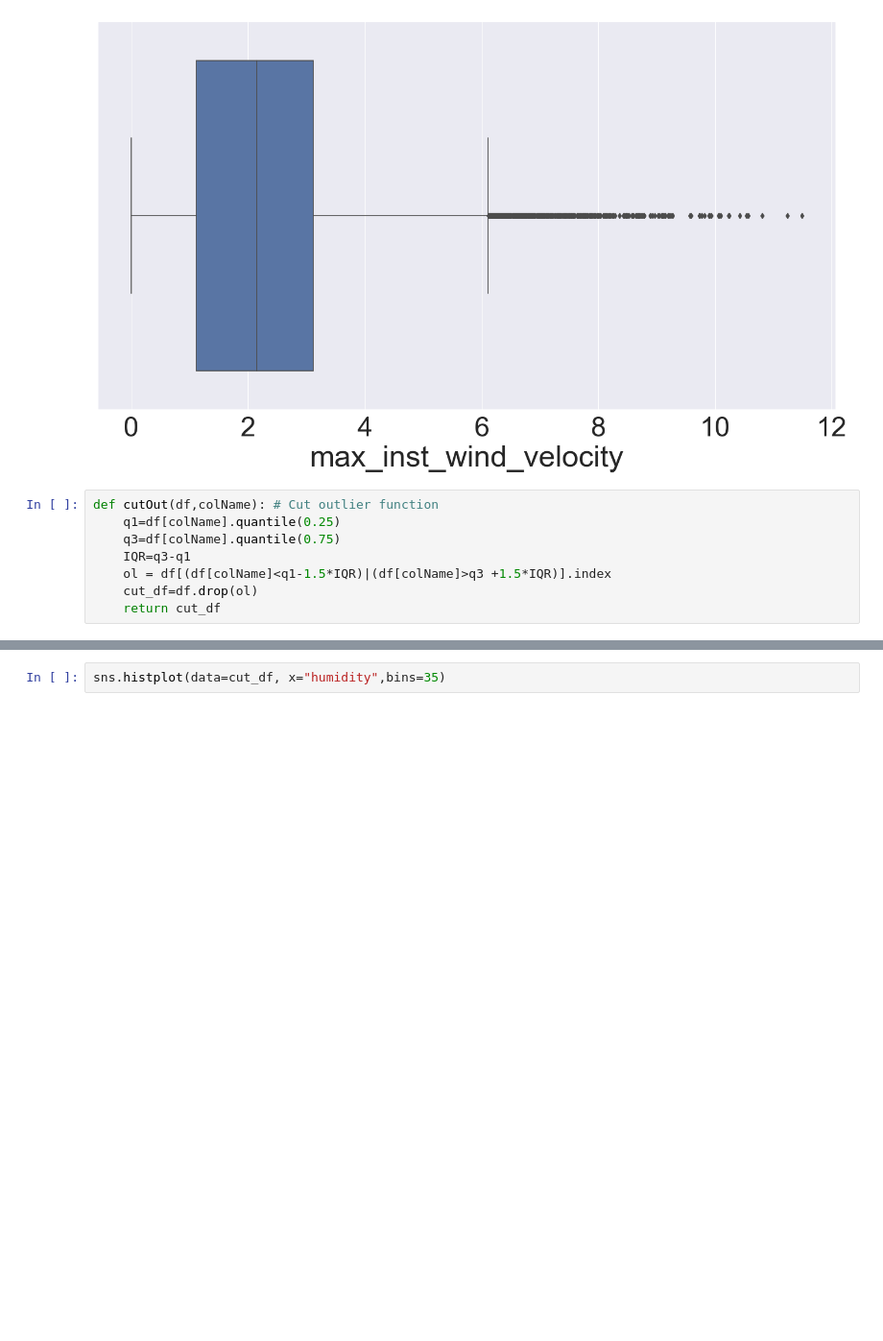
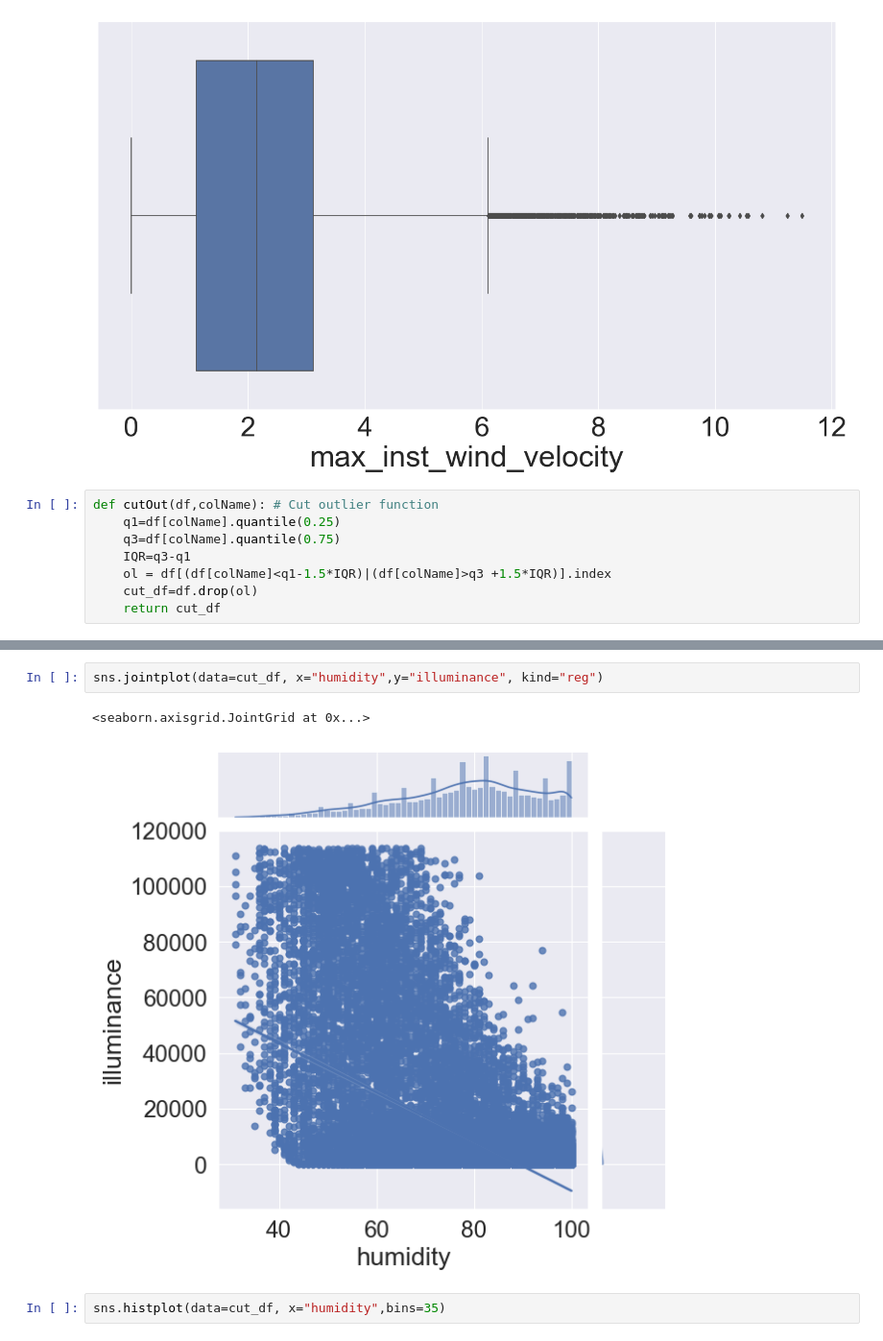
Before and after one commit to chusanapunn/SmartEnvi_AY3T2, a Jupyter notebook: smartEnviA.ipynb, the cells around one changed output, grey strips where cells are left out. Shown at 96% size. Cells and saved outputs as stored; diff of their text form; blank space fills up the shorter version.

```diff
--- a/smartEnviA.ipynb
+++ b/smartEnviA.ipynb
@@ -275,3 +283,8 @@ sns.histplot(data=cut_df, x="temperature",bins=20)
+# %%
+sns.jointplot(data=cut_df, x="humidity",y="illuminance", kind="reg")
+# %% [output]
+<seaborn.axisgrid.JointGrid at 0x...>
+[figure, added]
 # %%
 sns.histplot(data=cut_df, x="humidity",bins=35)
 # %% [output]
```
Also changed, not shown: parts of 6 cells of this notebook.
